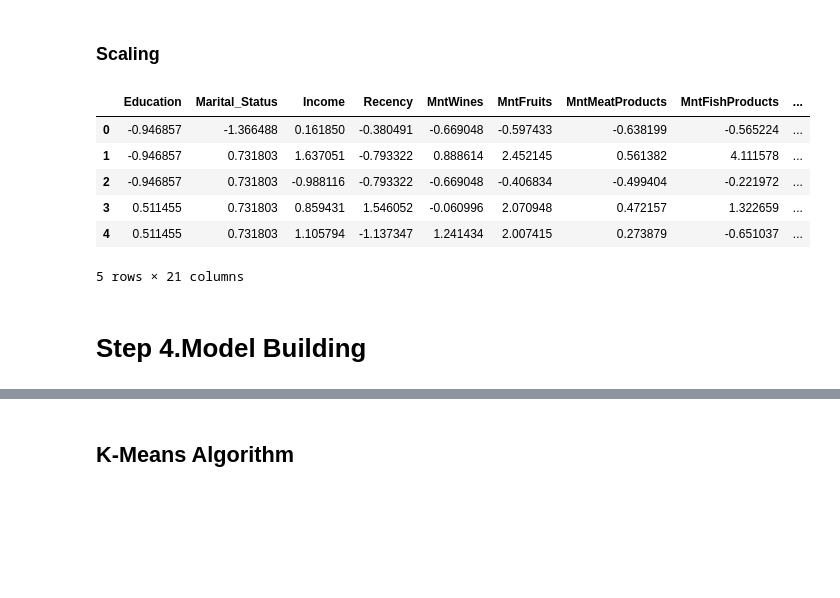
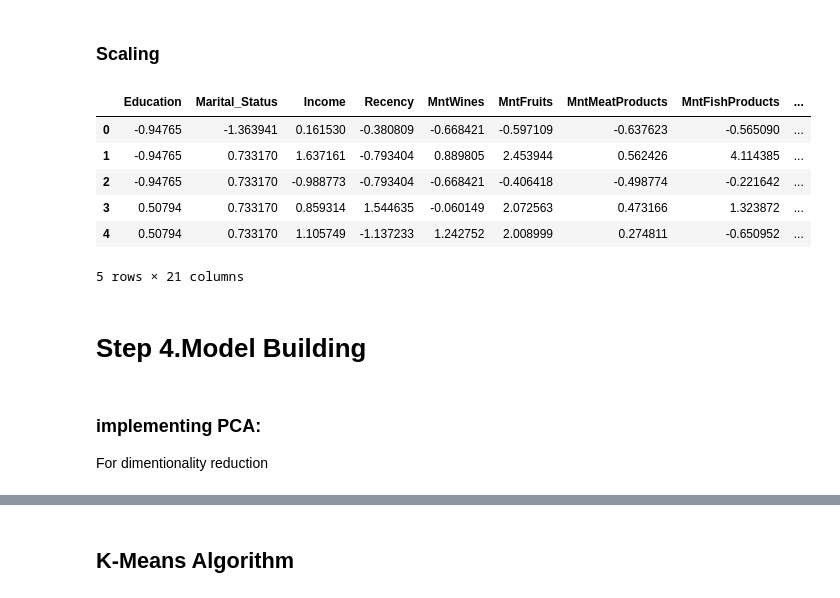
Before and after one commit to rizz045/Know-Your-Customer-Customer-Profiling-and-Segmentation, a Jupyter notebook: Customer Personality Analysis.ipynb, the cells around one changed output, grey strips where cells are left out. Saved outputs shown, nothing was run; the diff lists cells and outputs as text; code cells hidden in the pictures; blank space fills up the shorter version.

```diff
--- a/Customer Personality Analysis.ipynb
+++ b/Customer Personality Analysis.ipynb
@@ -486,7 +486,7 @@ def detect_outliers(data,n,features):
     return multiple_outliers
 # %%
 print('Before removing outliers: ',data.shape)
-Outliers_to_drop=detect_outliers(data,0,num_col_sel)
+Outliers_to_drop=detect_outliers(data,0,num_col_sel[1:])
 data = data.drop(Outliers_to_drop, axis = 0).reset_index(drop=True)
 print('Before removing outliers: ',data.shape)
 # %% [output]
@@ -538,17 +538,21 @@ dtype: object
 # %%
 from sklearn.preprocessing import StandardScaler
 
 ss = StandardScaler()
 ss.fit(data)
-scaled = pd.DataFrame(ss.transform(data),columns= data.columns )
-scaled.head()
+x_scaled = pd.DataFrame(ss.transform(data),columns= data.columns )
+x_scaled.head()
 # %% [output]
 |  | Education | Marital_Status | Income | Recency | MntWines | MntFruits | MntMeatProducts | MntFishProducts | ... |
-| 0 | -0.946857 | -1.366488 | 0.161850 | -0.380491 | -0.669048 | -0.597433 | -0.638199 | -0.565224 | ... |
-| 1 | -0.946857 | 0.731803 | 1.637051 | -0.793322 | 0.888614 | 2.452145 | 0.561382 | 4.111578 | ... |
-| 2 | -0.946857 | 0.731803 | -0.988116 | -0.793322 | -0.669048 | -0.406834 | -0.499404 | -0.221972 | ... |
-| 3 | 0.511455 | 0.731803 | 0.859431 | 1.546052 | -0.060996 | 2.070948 | 0.472157 | 1.322659 | ... |
-| 4 | 0.511455 | 0.731803 | 1.105794 | -1.137347 | 1.241434 | 2.007415 | 0.273879 | -0.651037 | ... |
+| 0 | -0.94765 | -1.363941 | 0.161530 | -0.380809 | -0.668421 | -0.597109 | -0.637623 | -0.565090 | ... |
+| 1 | -0.94765 | 0.733170 | 1.637161 | -0.793404 | 0.889805 | 2.453944 | 0.562426 | 4.114385 | ... |
+| 2 | -0.94765 | 0.733170 | -0.988773 | -0.793404 | -0.668421 | -0.406418 | -0.498774 | -0.221642 | ... |
+| 3 | 0.50794 | 0.733170 | 0.859314 | 1.544635 | -0.060149 | 2.072563 | 0.473166 | 1.323872 | ... |
+| 4 | 0.50794 | 0.733170 | 1.105749 | -1.137233 | 1.242752 | 2.008999 | 0.274811 | -0.650952 | ... |
 5 rows × 21 columns
 # %% [markdown]
 # Step 4.Model Building
+# %% [markdown]
+### implementing PCA:
+
+For dimentionality reduction
```
Also changed, not shown: parts of 28 cells of this notebook.
